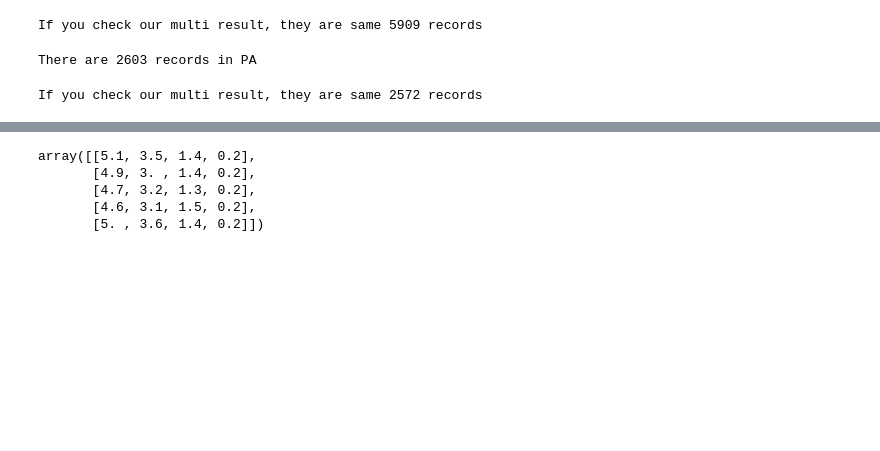
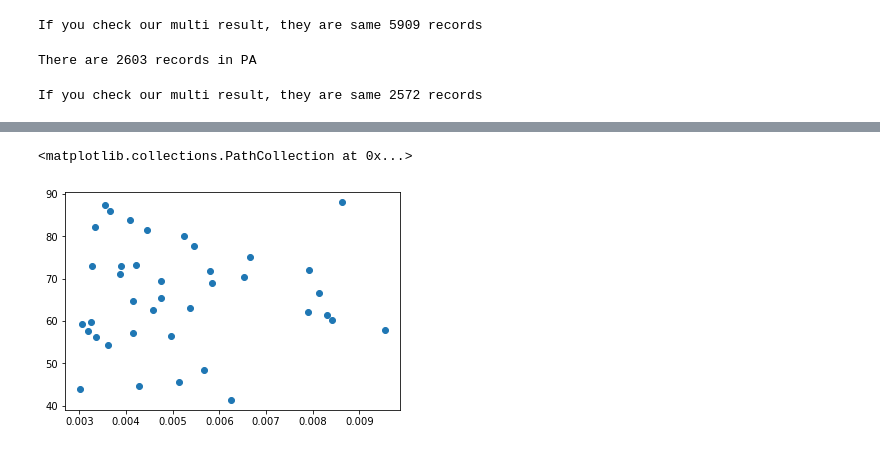
Before and after one commit to L3P3titPrince/Spray_Weather_Forecast, a Jupyter notebook: 21_Weather.ipynb, the cells around one changed output, grey strips where cells are left out. Drawn from its saved outputs; the diff is of its cells as text; code cells hidden in the pictures; blank space fills up the shorter version.

```diff
--- a/21_Weather.ipynb
+++ b/21_Weather.ipynb
@@ -2028,0 +1975,2 @@ df_31 = class_pre.convert_yymmdd(df_21, 'dt_est')
+# %%
+df_08_fla = df_prod_pa[(df_prod_pa['Dryer']=='Dryer 08') & (df_prod_pa['ProdLine']=='Flavors')]
@@ -2289,8 +2029,0 @@ X = iris.data
-# %%
-X[:5]
-# %% [output]
-array([[5.1, 3.5, 1.4, 0.2],
-       [4.9, 3. , 1.4, 0.2],
-       [4.7, 3.2, 1.3, 0.2],
-       [4.6, 3.1, 1.5, 0.2],
-       [5. , 3.6, 1.4, 0.2]])
@@ -2298,0 +2032,5 @@ y = iris.target
+# %%
+plt.scatter(x= df_08_fla[df_08_fla['ReverRate']>0.003]['ReverRate'], y =df_08_fla[df_08_fla['ReverRate']>0.003]['humidity_mean'])
+# %% [output]
+<matplotlib.collections.PathCollection at 0x...>
+[figure, added]
```
Also changed, not shown: parts of 248 cells of this notebook.
